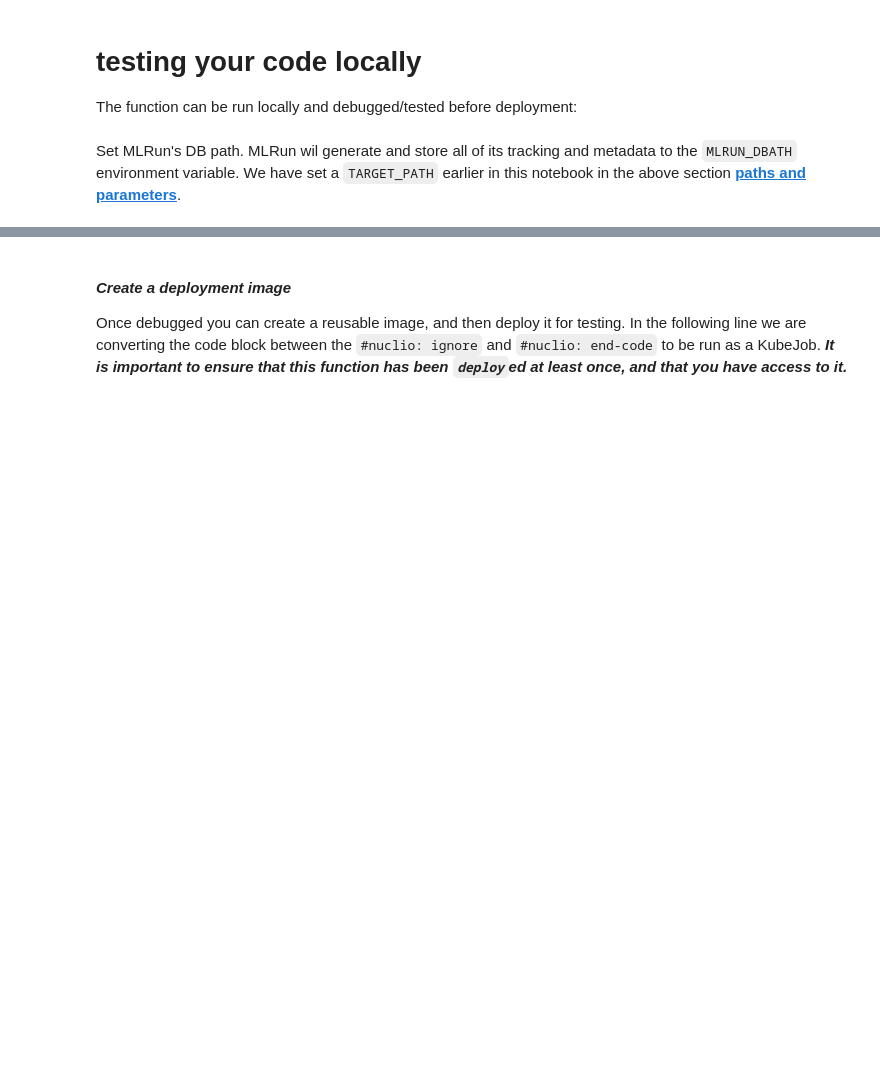
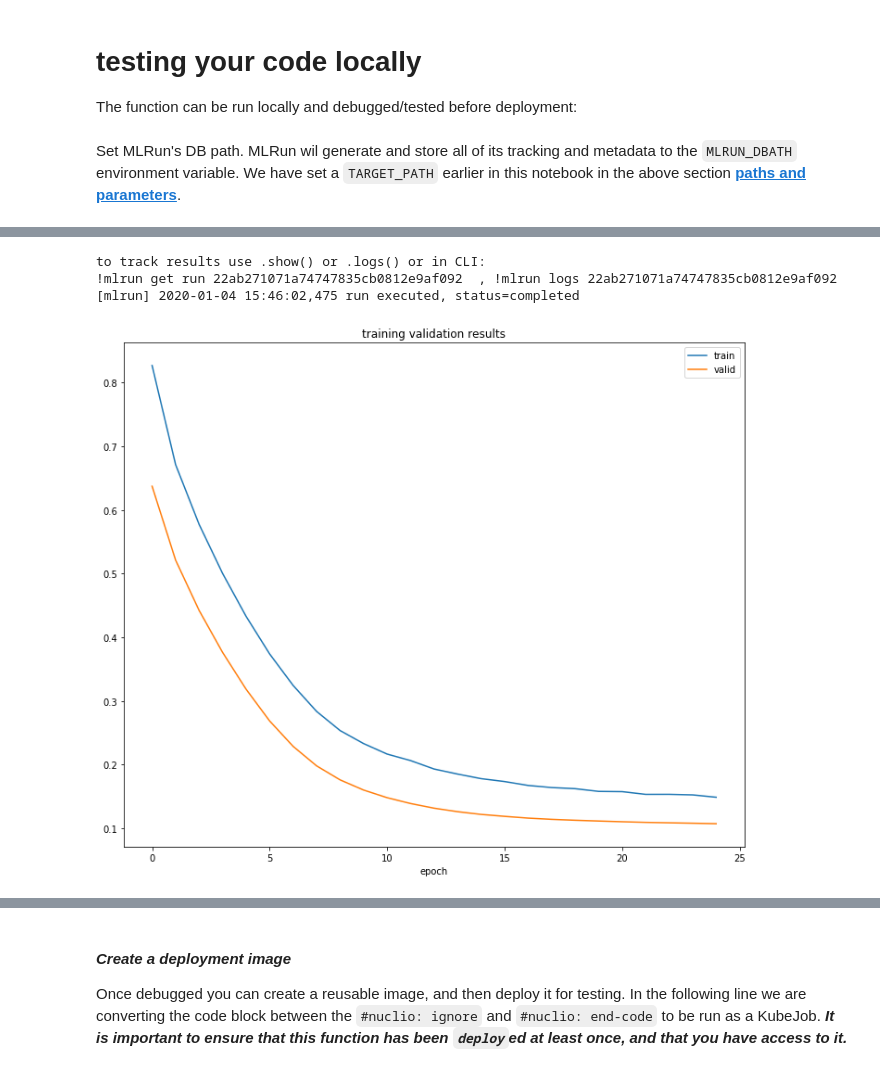
Before and after one commit to hayesgb/demos, a Jupyter notebook: tf-keras/kubeflow-pipeline.ipynb, the cells around one changed output, grey strips where cells are left out. Cells and saved outputs as stored; diff of their text form; code cells hidden in the pictures; blank space fills up the shorter version.

```diff
--- a/tf-keras/kubeflow-pipeline.ipynb
+++ b/tf-keras/kubeflow-pipeline.ipynb
@@ -340,13 +379,15 @@ train_run = workflow.run(
     name='train, validate and store model',
     handler=train,
     inputs={
-        'dataset': datagen_run.output('features')},
+        'dataset': datagen_run.outputs['simdata']},
     params={
         'scaler_cls':     'sklearn.preprocessing.data.StandardScaler',
         'engineer_cls':   'functions.models.FeaturesEngineer',
-        'classifier_cls': 'functions.models.Classifier',
+        'classifier_cls': 'functions.models.classifier',
         'target_path':     TARGET_PATH,
-        'key':             'model_dir',
+        'model_key':       'model_dir',
+        'test_data_key':   'test_data',
+        'metrics_key':     'metrics',
         'batch_size':      BATCH_SIZE,
-        'epochs':          10})
+        'epochs':          25})
 # %% [output]
@@ -358,0 +426,10 @@ to track results use .show() or .logs() or in CLI:
+# %%
+plot_history = workflow.run(
+    name='training history',
+    handler=plot_validation,
+    inputs={'metrics': train_run.outputs['metrics']},
+    params={
+        'fmt': 'png',
+        'target_path': TARGET_PATH,
+        'key' : 'training',})
+# %% [output]
@@ -358,0 +437,4 @@ to track results use .show() or .logs() or in CLI:
+to track results use .show() or .logs() or in CLI:
+!mlrun get run 22ab271071a74747835cb0812e9af092  , !mlrun logs 22ab271071a74747835cb0812e9af092
+[mlrun] 2020-01-04 15:46:02,475 run executed, status=completed
+[figure, added]
```
Also changed, not shown: parts of 18 cells of this notebook, 2 other files.
